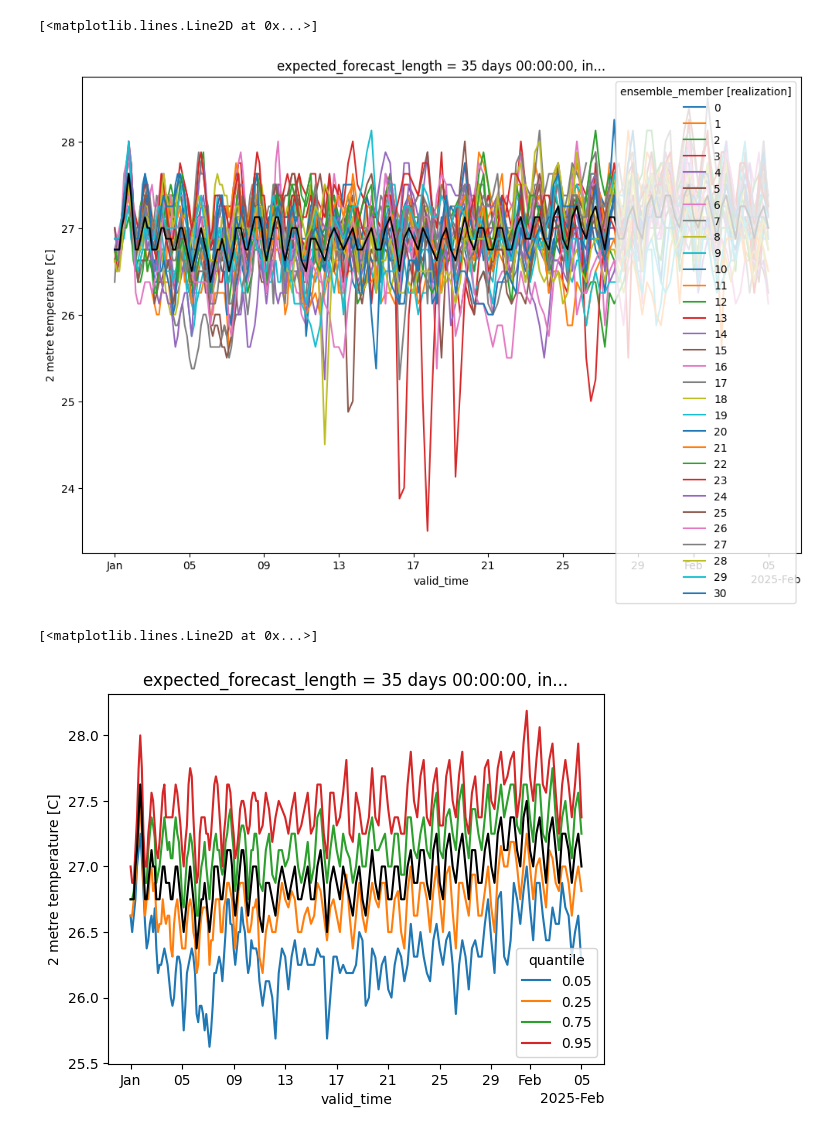
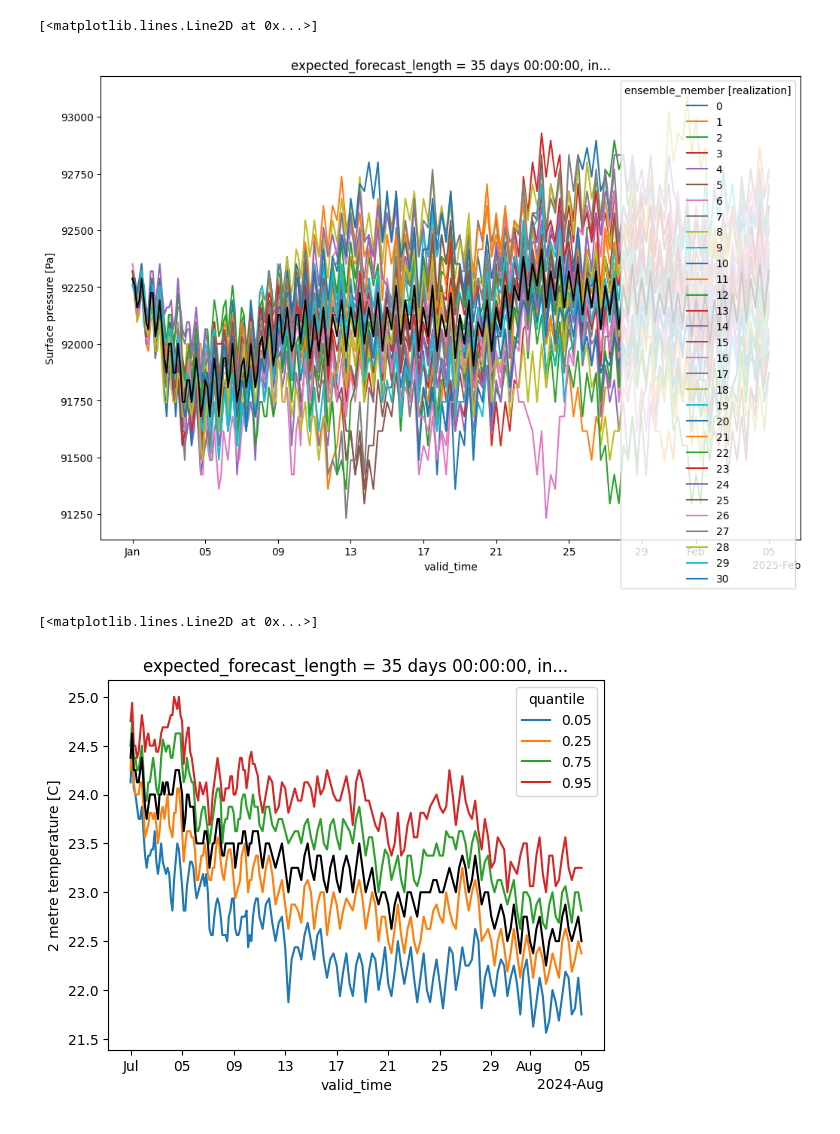
Before and after one commit to dynamical-org/notebooks, a Jupyter notebook: noaa-gefs-forecast.ipynb, the cells around one changed output. Drawn from its saved outputs; the diff is of its cells as text; code cells hidden in the pictures.

```diff
--- a/noaa-gefs-forecast.ipynb
+++ b/noaa-gefs-forecast.ipynb
@@ -25,13 +25,14 @@ Coordinates:
     time_resolution:      Forecasts initialized every 24 hours.
 # %%
-plot_ds = ds.sel(init_time="2025-01-01T00", latitude=0, longitude=0)
-plot_ds["temperature_2m"].plot(x="valid_time", hue="ensemble_member", figsize=(12, 8))
-plot_ds["temperature_2m_avg"].plot(x="valid_time", c="black")
+plot_ds = ds.sel(init_time="2025-01-01T00", latitude=-23.5, longitude=-46.6, method="nearest")  # São Paulo, Brazil
+plot_ds["pressure_surface"].plot(x="valid_time", hue="ensemble_member", figsize=(12, 8))
+plot_ds["pressure_surface_avg"].plot(x="valid_time", c="black")  # Black line is ensemble average
 # %% [output]
 [<matplotlib.lines.Line2D at 0x...>]
-[figure, old version]
+[figure, new version]
 # %%
-plot_ds = ds.sel(init_time="2025-01-01T00", latitude=0, longitude=0)
+# Plot a summary of the ensemble distribution using quantiles
+plot_ds = ds.sel(init_time="2024-07-01T00", latitude=0, longitude=0)
 (
     plot_ds["temperature_2m"]
     .quantile([0.05, 0.25, 0.75, 0.95], dim="ensemble_member")
@@ -40,5 +41,5 @@ plot_ds = ds.sel(init_time="2025-01-01T00", latitude=0, longitude=0)
 plot_ds["temperature_2m_avg"].plot(x="valid_time", c="black")
 # %% [output]
 [<matplotlib.lines.Line2D at 0x...>]
-[figure, old version]
+[figure, new version]
 # %%
```
Also changed, not shown: parts of 4 cells of this notebook.
